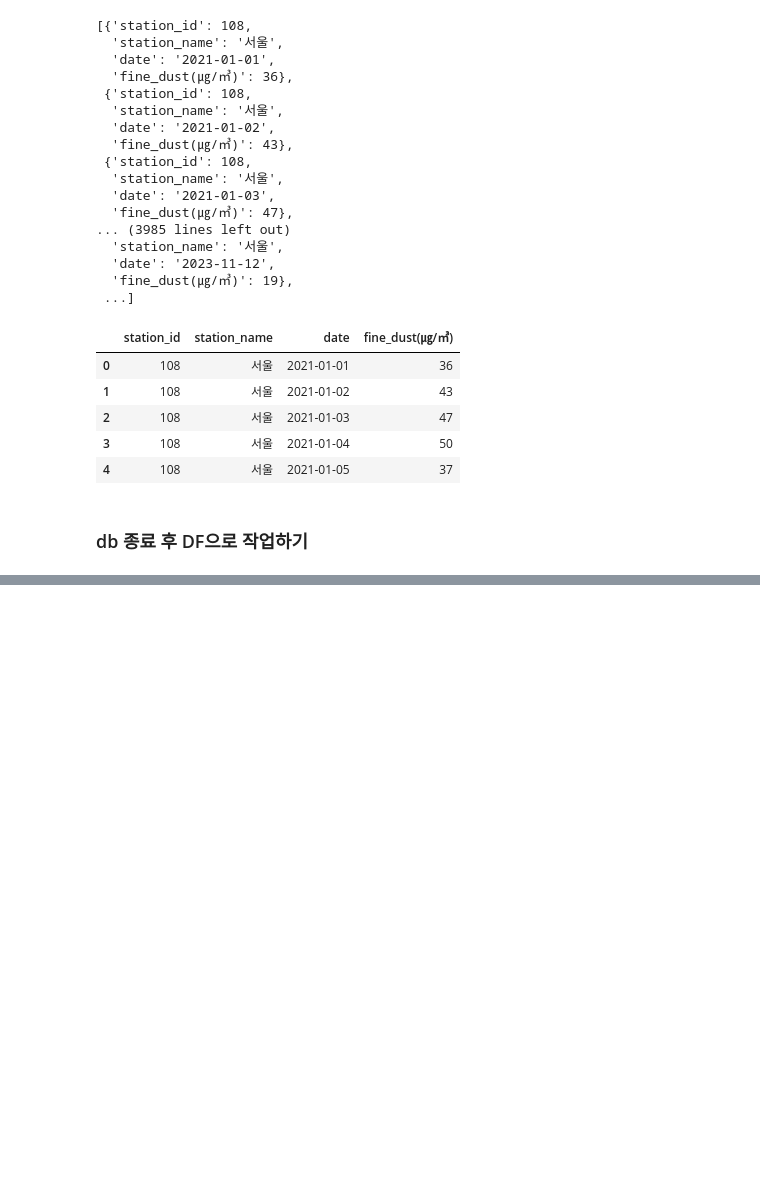
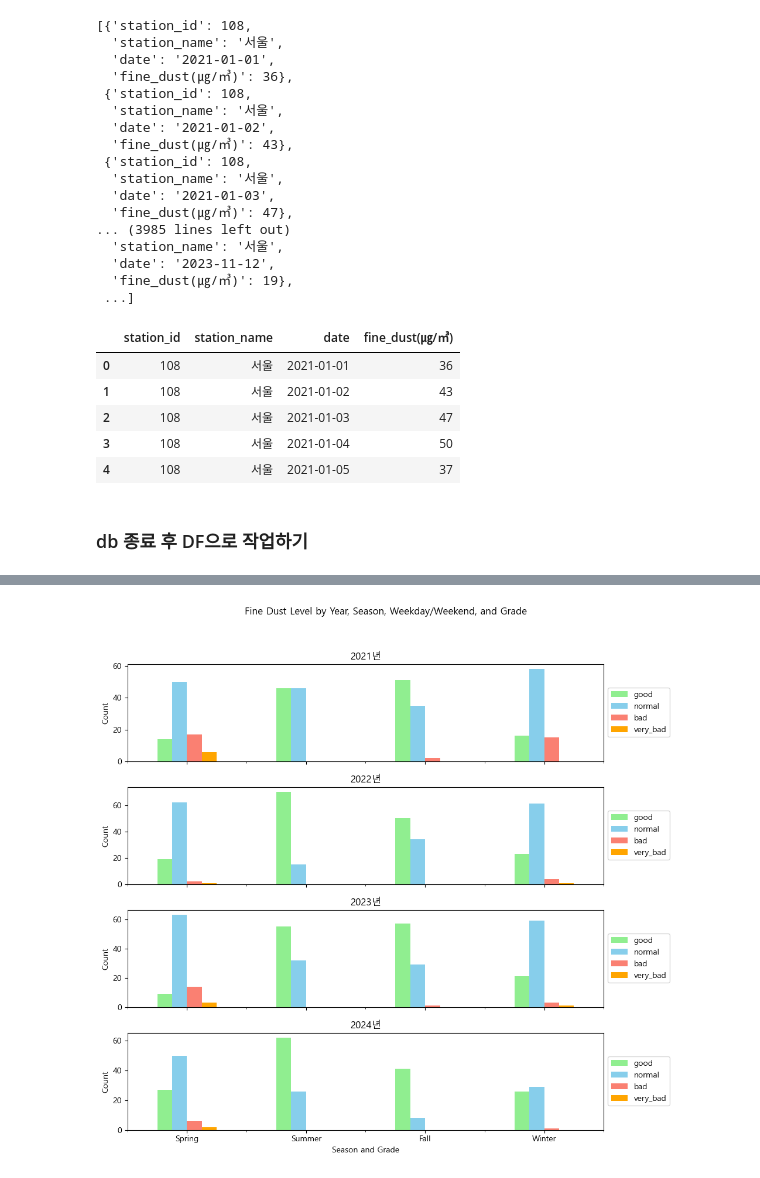
Before and after one commit to mini-project-y/1st_mini_project, a Jupyter notebook: Yuri/p_db_fd.ipynb, the cells around one changed output, grey strips where cells are left out. Saved outputs shown, nothing was run; the diff lists cells and outputs as text; code cells hidden in the pictures; blank space fills up the shorter version.

```diff
--- a/Yuri/p_db_fd.ipynb
+++ b/Yuri/p_db_fd.ipynb
@@ -80,0 +153,15 @@ fine_dust_df
+# %%
+# 등급 순서 정의
+grade_categories = ['good', 'normal', 'bad', 'very_bad']  # 원하는 순서
+grade_order = pd.CategoricalDtype(categories=grade_categories, ordered=True)
+season_order = pd.CategoricalDtype(categories=['Spring', 'Summer', 'Fall', 'Winter'], ordered=True)
+
+# 데이터프레임의 grade 열을 순서가 있는 카테고리형으로 변환
+fine_dust['grade'] = fine_dust['grade'].astype(grade_order)
+fine_dust['season'] = fine_dust['season'].astype(season_order)
+
+# 데이터 그룹화
+grouped_data = fine_dust.groupby(['year', 'season', 'grade']).size().unstack(fill_value=0)
+
+# 원하는 순서대로 컬럼 재정렬
+grouped_data = grouped_data[grade_categories]
@@ -80,0 +195,32 @@ fine_dust_df
+# %%
+# 그래프 그리기
+fig, axes = plt.subplots(len(grouped_data.index.levels[0]), 1, figsize=(10, 10), sharex=True)
+fig.suptitle("Fine Dust Level by Year, Season, Weekday/Weekend, and Grade")
+
+# 색상 정의 (순서대로 good, normal, bad, very_bad에 대응)
+colors = ['lightgreen', 'skyblue', 'salmon', 'orange']
+
+# 각 연도별로 서브플롯에 그래프 생성
+for i, (year, data) in enumerate(grouped_data.groupby(level=0)):
+    data = data.droplevel(0)  # 연도 레벨 제거
+
+    # season_order에 따라 계절 순서 정렬
+    data = data.loc[season_order.categories]
+
+    # 정의된 순서대로 그래프 그리기
+    ax = data.plot(kind='bar', stacked=False, ax=axes[i], color=colors)
+    axes[i].set_title(f"{year}년")
+    axes[i].set_ylabel("Count")
+
+    # x축 레이블 회전 제거
+    axes[i].tick_params(axis='x', rotation=0)
+
+    # 범례 순서 명시적 지정
+    handles, labels = axes[i].get_legend_handles_labels()
+    axes[i].legend(handles, labels, bbox_to_anchor=(1, 0.8))
+
+plt.xlabel("Season and Grade")
+plt.tight_layout(rect=[0, 0.03, 1, 0.95])
+plt.show()
+# %% [output]
+[figure, added]
```
Also changed, not shown: parts of 12 cells of this notebook.
